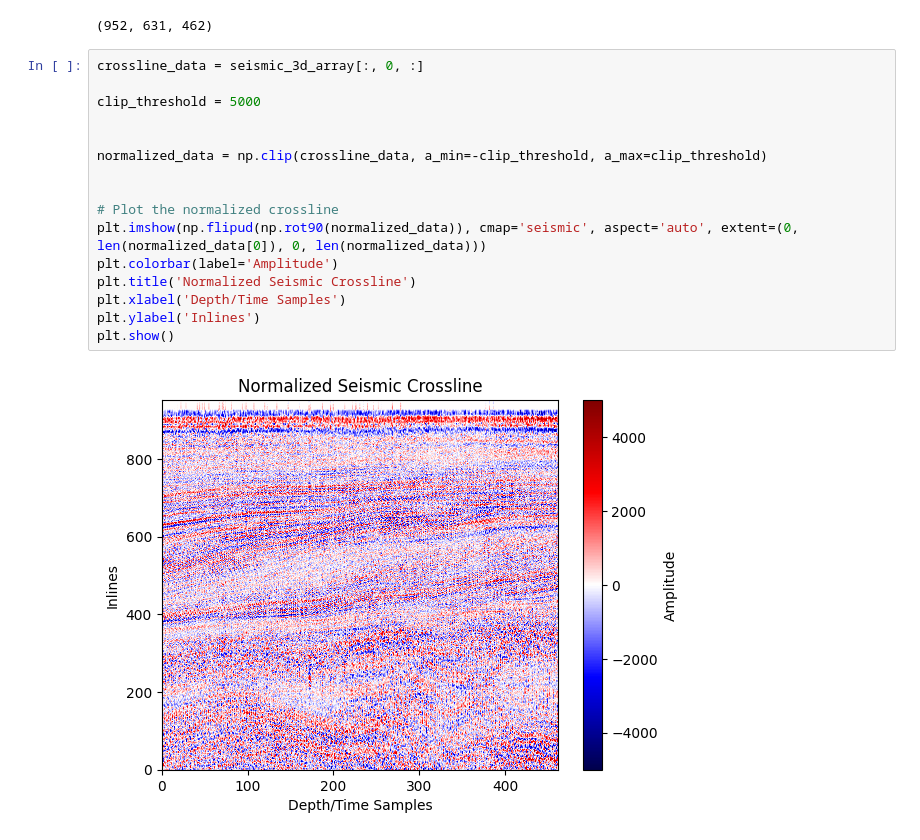
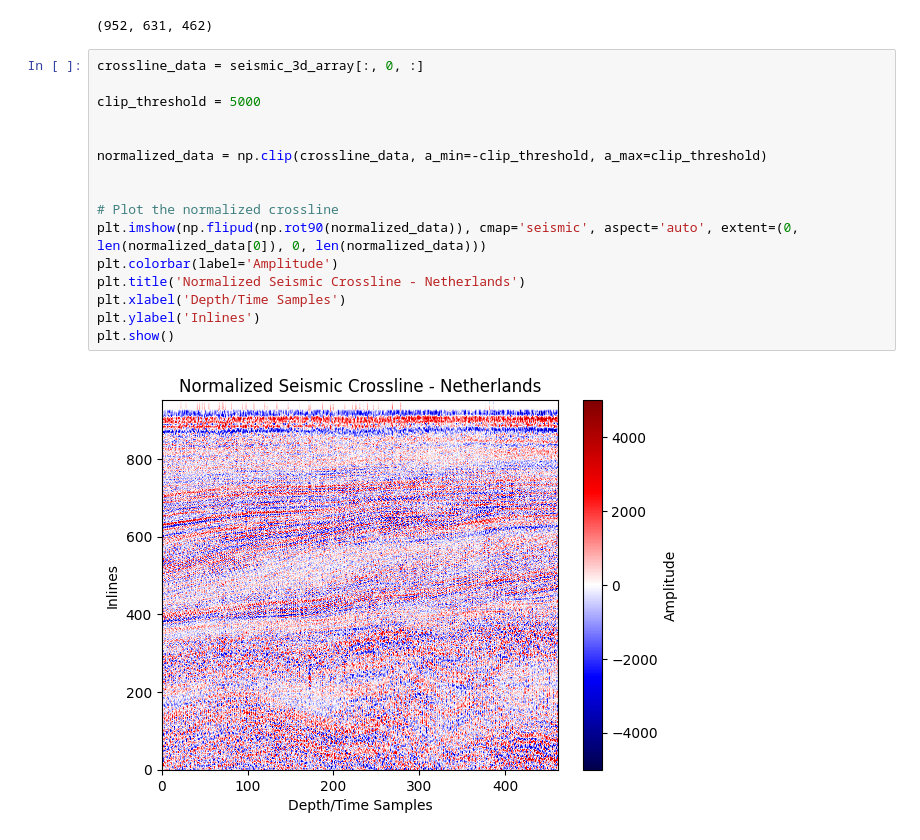
Before and after one commit to crbuch/SeismicML, a Jupyter notebook: main.ipynb, the cells around one changed output. Saved outputs shown, nothing was run; the diff lists cells and outputs as text.

```diff
--- a/main.ipynb
+++ b/main.ipynb
@@ -37,18 +42,18 @@ print(seismic_3d_array.shape)
 # %%
 crossline_data = seismic_3d_array[:, 0, :]
 
 clip_threshold = 5000
 
 
 normalized_data = np.clip(crossline_data, a_min=-clip_threshold, a_max=clip_threshold)
 
 
 # Plot the normalized crossline
 plt.imshow(np.flipud(np.rot90(normalized_data)), cmap='seismic', aspect='auto', extent=(0, len(normalized_data[0]), 0, len(normalized_data)))
 plt.colorbar(label='Amplitude')
-plt.title('Normalized Seismic Crossline')
+plt.title('Normalized Seismic Crossline - Netherlands')
 plt.xlabel('Depth/Time Samples')
 plt.ylabel('Inlines')
 plt.show()
 # %% [output]
-[figure, old version]
+[figure, new version]
```
Also changed, not shown: parts of 2 cells of this notebook.
